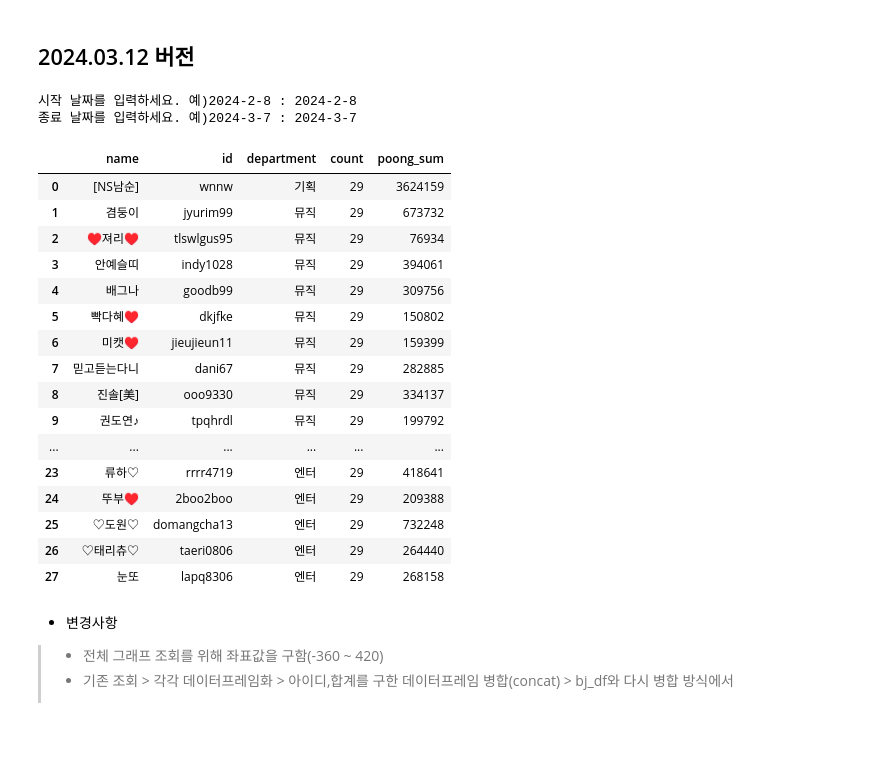
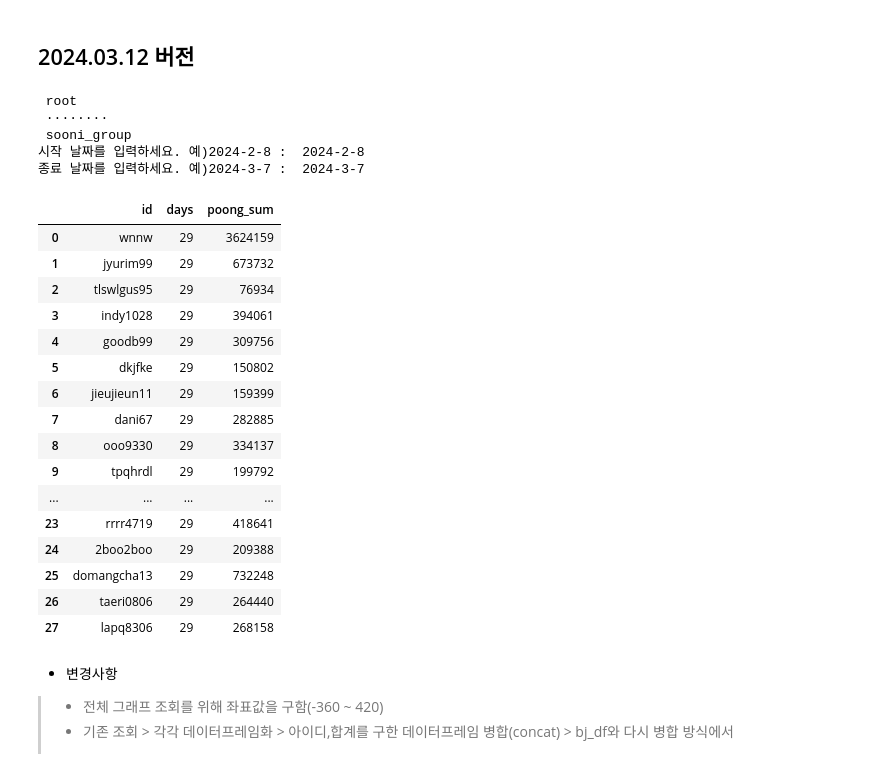
Before and after one commit to masche14/Sooni_poong_sum, a Jupyter notebook: sumpoong.ipynb, the cells around one changed output. Drawn from its saved outputs; the diff is of its cells as text; code cells hidden in the pictures; blank space fills up the shorter version.

```diff
--- a/sumpoong.ipynb
+++ b/sumpoong.ipynb
@@ -264,57 +316,58 @@ for bj in tqdm(bj_id_list):
 
     a=-360
     for i in range(100):
-        a+=15
         if a<=420:
             actions.move_to_element_with_offset(canvas,a,0).click() # x범위 : -360 ~ 420
             actions.perform()
             x=driverxpath('//*[@id="details_chart"]/div[2]').text
             date=datetime.strptime(x.split('\n')[0], '%Y-%m-%d').date()
             poong=int(x.split('\n')[1].replace(',',''))
 
             if date >= s_date and date <= e_date:
                 date_list.append(date)
                 poong_list.append(poong)
+        a+=15
 
     poong_df={'date':date_list
                      ,'poong':poong_list}
 
     driver.close()
 
     poong_df=pd.DataFrame(poong_df)
     poong_df=poong_df.drop_duplicates().reset_index(drop=True)
     poong_df_list.append(poong_df)
 
-sum_poong_df={'name':bj_name_list
-              ,'id':bj_id_list
-              ,'department':bj_department_list
-              , 'count' : [i['date'].count() for i in poong_df_list]
+sum_poong_df={'id':bj_id_list
+              , 'days' : [i['date'].count() for i in poong_df_list]
               ,'poong_sum':[i['poong'].sum() for i in poong_df_list]
              }
 
 sum_poong_df=pd.DataFrame(sum_poong_df)
 sum_poong_df.to_csv(f'./{month}_poong_sum.csv', index=False, encoding='cp949')
 sum_poong_df
 # %% [output]
-시작 날짜를 입력하세요. 예)2024-2-8 : 2024-2-8
-종료 날짜를 입력하세요. 예)2024-3-7 : 2024-3-7
+ root
+ ········
+ sooni_group
+시작 날짜를 입력하세요. 예)2024-2-8 :  2024-2-8
+종료 날짜를 입력하세요. 예)2024-3-7 :  2024-3-7
-|  | name | id | department | count | poong_sum |
-| 0 | [NS남순] | wnnw | 기획 | 29 | 3624159 |
-| 1 | 겸둥이 | jyurim99 | 뮤직 | 29 | 673732 |
-| 2 | ♥져리♥ | tlswlgus95 | 뮤직 | 29 | 76934 |
-| 3 | 안예슬띠 | indy1028 | 뮤직 | 29 | 394061 |
-| 4 | 배그나 | goodb99 | 뮤직 | 29 | 309756 |
-| 5 | 빡다혜♥ | dkjfke | 뮤직 | 29 | 150802 |
-| 6 | 미캣♥ | jieujieun11 | 뮤직 | 29 | 159399 |
-| 7 | 믿고듣는다니 | dani67 | 뮤직 | 29 | 282885 |
-| 8 | 진솔[美] | ooo9330 | 뮤직 | 29 | 334137 |
-| 9 | 권도연♪ | tpqhrdl | 뮤직 | 29 | 199792 |
-| ... | ... | ... | ... | ... | ... |
-| 23 | 류하♡ | rrrr4719 | 엔터 | 29 | 418641 |
-| 24 | 뚜부♥ | 2boo2boo | 엔터 | 29 | 209388 |
-| 25 | ♡도원♡ | domangcha13 | 엔터 | 29 | 732248 |
-| 26 | ♡태리츄♡ | taeri0806 | 엔터 | 29 | 264440 |
-| 27 | 눈또 | lapq8306 | 엔터 | 29 | 268158 |
+|  | id | days | poong_sum |
+| 0 | wnnw | 29 | 3624159 |
+| 1 | jyurim99 | 29 | 673732 |
+| 2 | tlswlgus95 | 29 | 76934 |
+| 3 | indy1028 | 29 | 394061 |
+| 4 | goodb99 | 29 | 309756 |
+| 5 | dkjfke | 29 | 150802 |
+| 6 | jieujieun11 | 29 | 159399 |
+| 7 | dani67 | 29 | 282885 |
+| 8 | ooo9330 | 29 | 334137 |
+| 9 | tpqhrdl | 29 | 199792 |
+| ... | ... | ... | ... |
+| 23 | rrrr4719 | 29 | 418641 |
+| 24 | 2boo2boo | 29 | 209388 |
+| 25 | domangcha13 | 29 | 732248 |
+| 26 | taeri0806 | 29 | 264440 |
+| 27 | lapq8306 | 29 | 268158 |
 # %% [markdown]
 - 변경사항
 > - 전체 그래프 조회를 위해 좌표값을 구함(-360 ~ 420)
```
Also changed, not shown: parts of 6 cells of this notebook.
